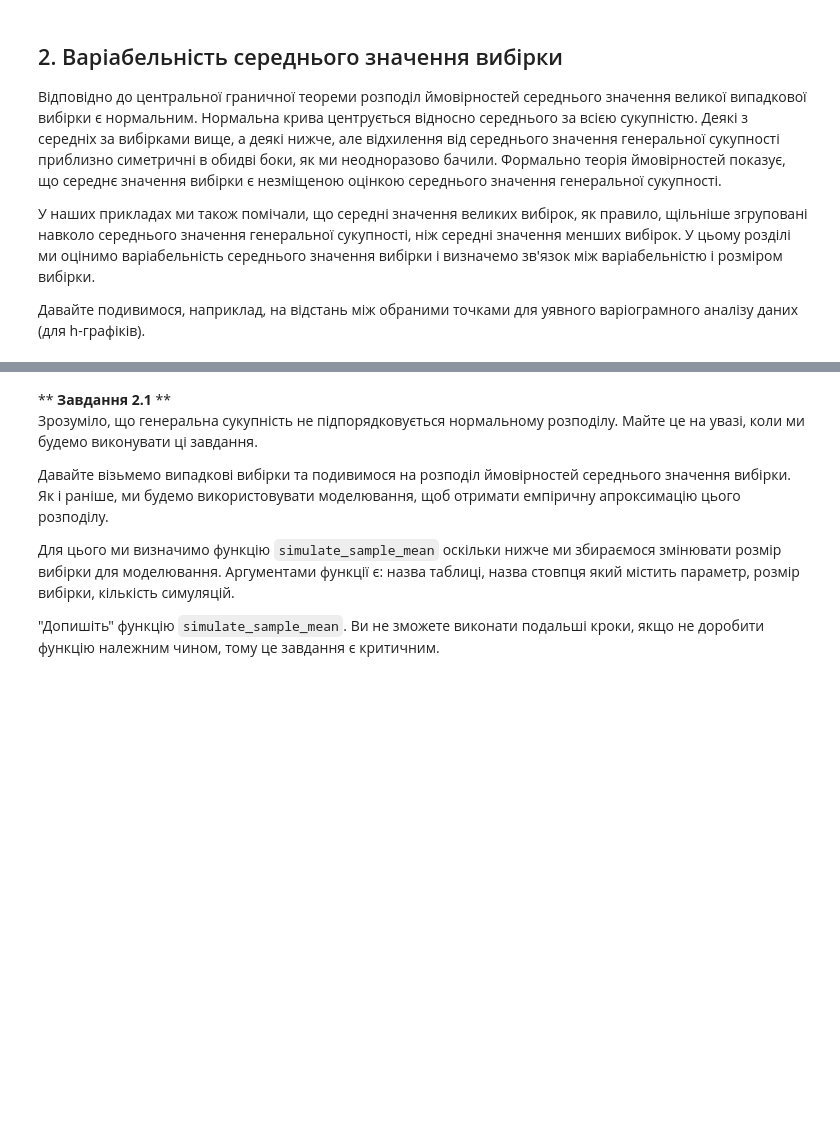
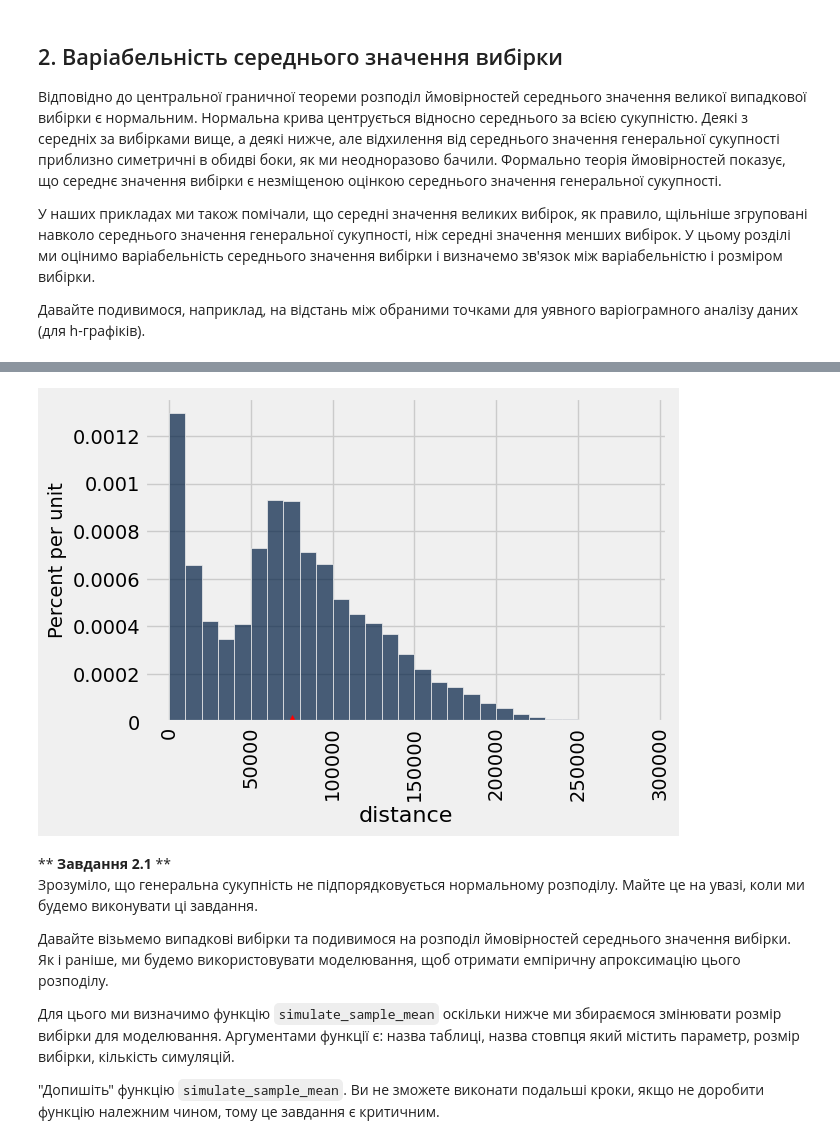
Before and after one commit to mashaven/sheva-stats, a Jupyter notebook: task-2/pr2_5/pr2_5.ipynb, the cells around one changed output, grey strips where cells are left out. Cells and saved outputs as stored; diff of their text form; code cells hidden in the pictures; blank space fills up the shorter version.

```diff
--- a/task-2/pr2_5/pr2_5.ipynb
+++ b/task-2/pr2_5/pr2_5.ipynb
@@ -189,6 +204,8 @@ distance_mean
 # %%
-distances.hist('distance', bins=np.arange(0, 300000+10000*2, 10000))
+distances.hist('distance', bins=np.arange(0, 300000, 10000))
 plots.scatter(distance_mean, 0, marker='^', color='red', s=100);
+# %% [output]
+[figure, added]
 # %% [markdown]
 ** <b>Завдання 2.1</b> **
 <br/>
```
Also changed, not shown: parts of 20 cells of this notebook.
